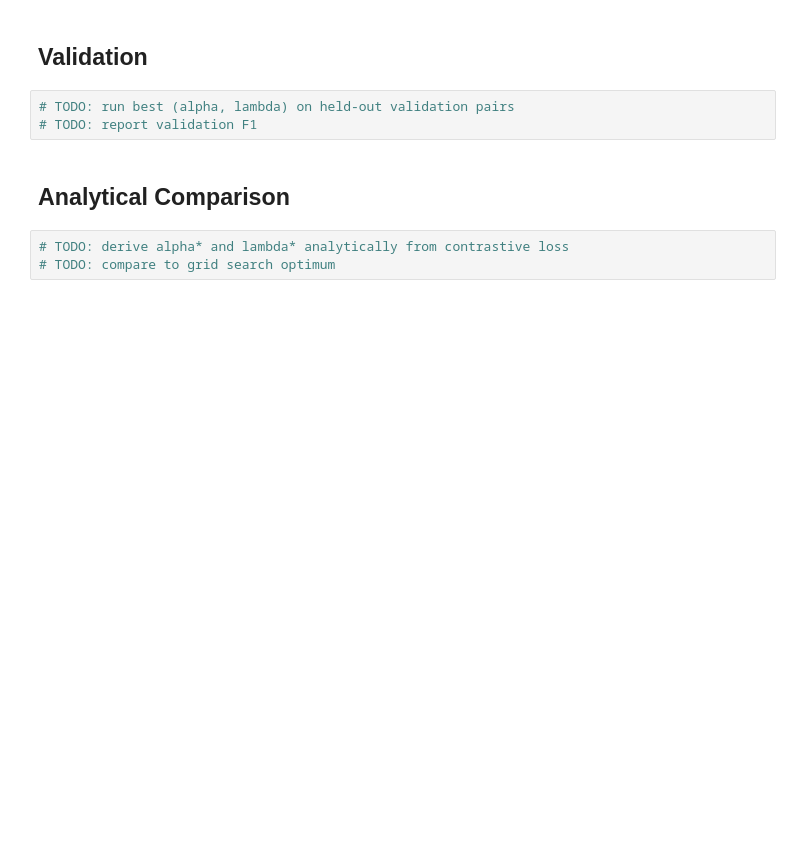
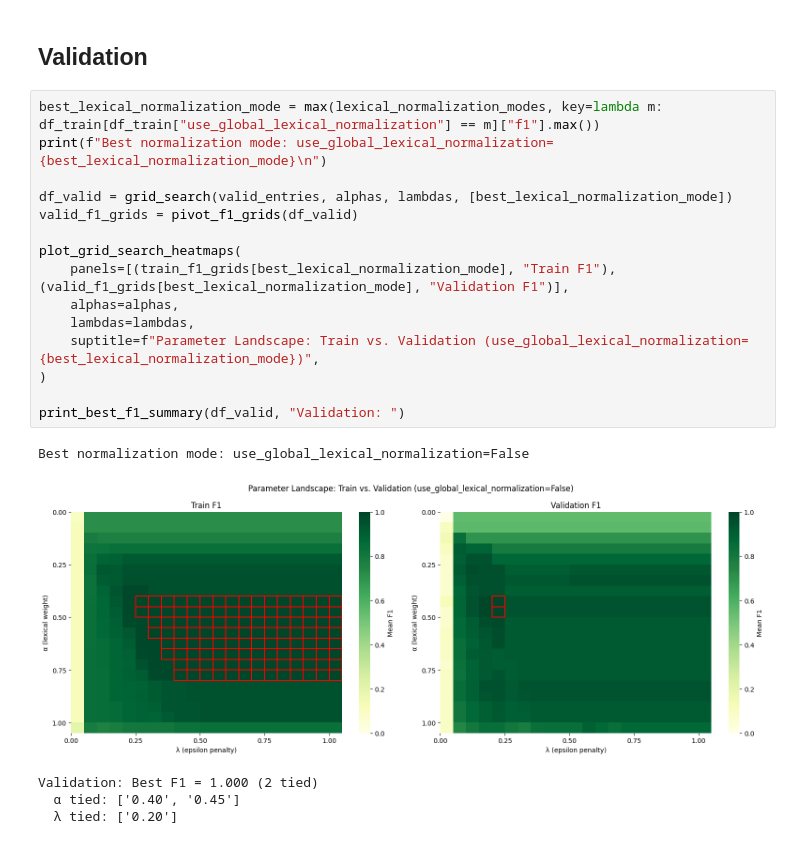
Before and after one commit to michamettler/BA-FS26_ciel_Mettler_Dialektanalyse, a Jupyter notebook: scripts/grid-search-bipartite-hyperparams.ipynb, the cells around one changed output. Cells and saved outputs as stored; diff of their text form; blank space fills up the shorter version.

```diff
--- a/scripts/grid-search-bipartite-hyperparams.ipynb
+++ b/scripts/grid-search-bipartite-hyperparams.ipynb
@@ -63,10 +93,23 @@ print(f"Valid: {len(valid_entries)} pairs")
 # %% [markdown]
 ## Validation
 # %%
-# TODO: run best (alpha, lambda) on held-out validation pairs
-# TODO: report validation F1
+best_lexical_normalization_mode = max(lexical_normalization_modes, key=lambda m: df_train[df_train["use_global_lexical_normalization"] == m]["f1"].max())
+print(f"Best normalization mode: use_global_lexical_normalization={best_lexical_normalization_mode}\n")
+
+df_valid = grid_search(valid_entries, alphas, lambdas, [best_lexical_normalization_mode])
+valid_f1_grids = pivot_f1_grids(df_valid)
+
+plot_grid_search_heatmaps(
+    panels=[(train_f1_grids[best_lexical_normalization_mode], "Train F1"), (valid_f1_grids[best_lexical_normalization_mode], "Validation F1")],
+    alphas=alphas,
+    lambdas=lambdas,
+    suptitle=f"Parameter Landscape: Train vs. Validation (use_global_lexical_normalization={best_lexical_normalization_mode})",
+)
+
+print_best_f1_summary(df_valid, "Validation: ")
+# %% [output]
+Best normalization mode: use_global_lexical_normalization=False
+[figure, added]
+Validation: Best F1 = 1.000 (2 tied)
+  α tied: ['0.40', '0.45']
+  λ tied: ['0.20']
-# %% [markdown]
-## Analytical Comparison
-# %%
-# TODO: derive alpha* and lambda* analytically from contrastive loss
-# TODO: compare to grid search optimum
```
Also changed, not shown: parts of 8 cells of this notebook, 4 other files.
